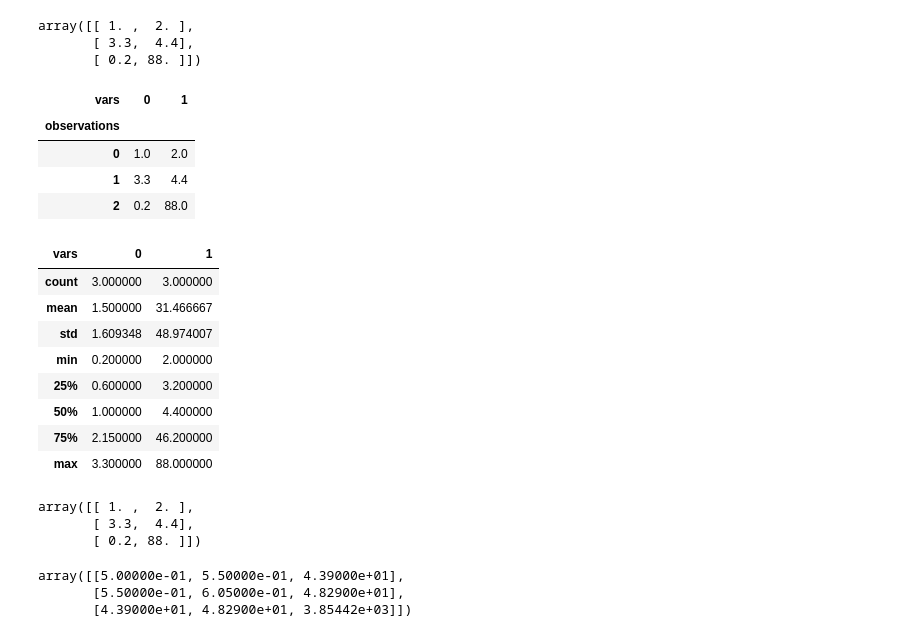
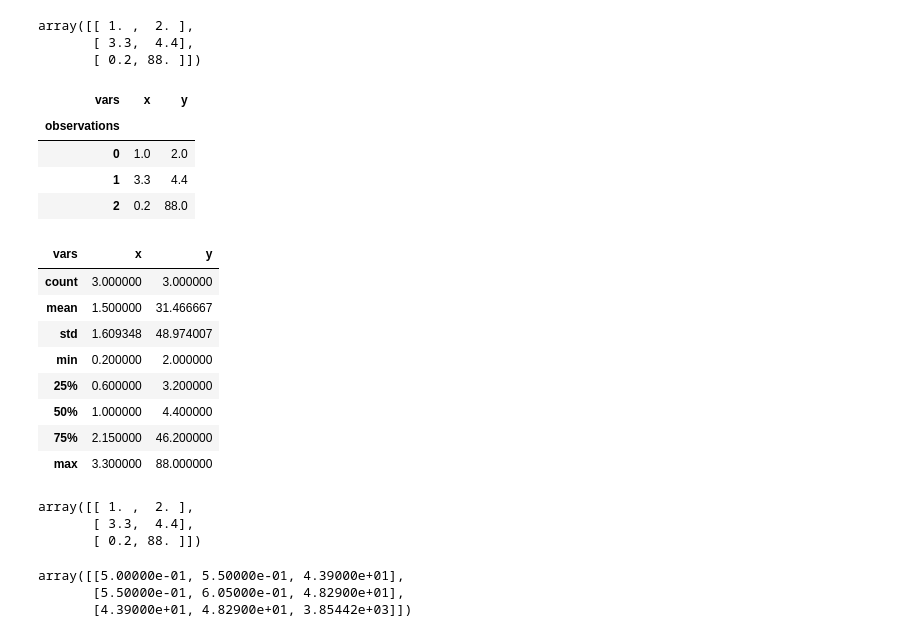
Before and after one commit to anatol-grabowski/haykin-experiments, a Jupyter notebook: correlation.ipynb, the cells around one changed output. Drawn from its saved outputs; the diff is of its cells as text; code cells hidden in the pictures.

```diff
--- a/correlation.ipynb
+++ b/correlation.ipynb
@@ -6,27 +4,27 @@ import pandas as pd
 # %%
 vals = [
     [1, 2],
     [3.3, 4.4],
     [0.2, 88],
 ]
 a = np.array(vals)
 df = pd.DataFrame(a)
 df.index.name = 'observations'
-df.columns = pd.MultiIndex.from_product([df.columns], names=['vars'])
+df.columns = pd.MultiIndex.from_product([['x', 'y']], names=['vars'])
 display(a)
 display(df)
 display(df.describe())
 df.values
 # %% [output]
 array([[ 1. ,  2. ],
        [ 3.3,  4.4],
        [ 0.2, 88. ]])
-| vars | 0 | 1 |
+| vars | x | y |
 | observations |  |  |
 | 0 | 1.0 | 2.0 |
 | 1 | 3.3 | 4.4 |
 | 2 | 0.2 | 88.0 |
-| vars | 0 | 1 |
+| vars | x | y |
 | count | 3.000000 | 3.000000 |
 | mean | 1.500000 | 31.466667 |
 | std | 1.609348 | 48.974007 |
```
Also changed, not shown: parts of 1 cell of this notebook, 6 other files.
